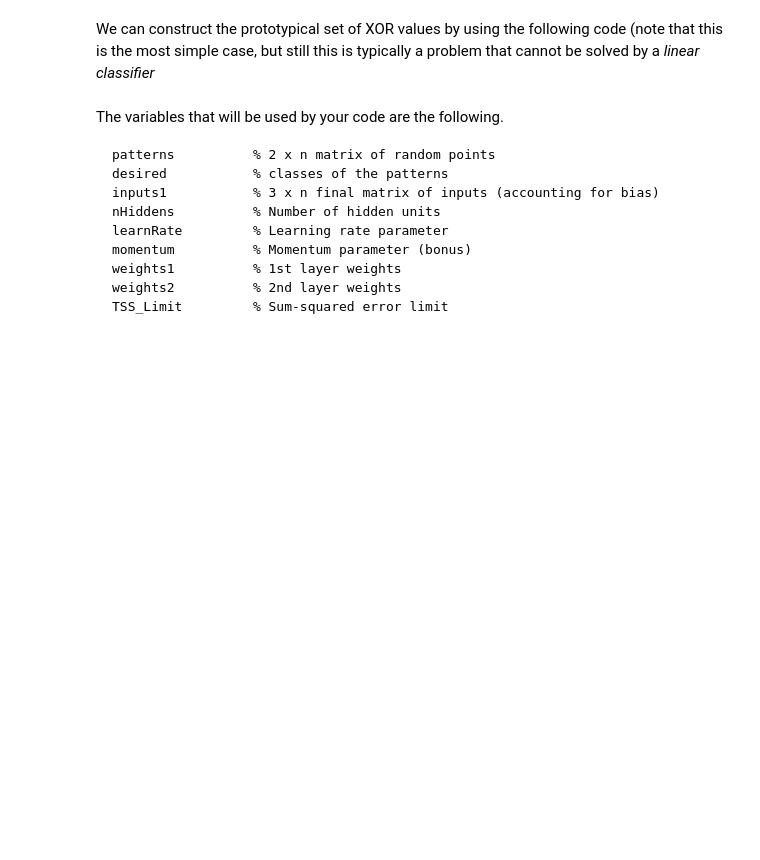
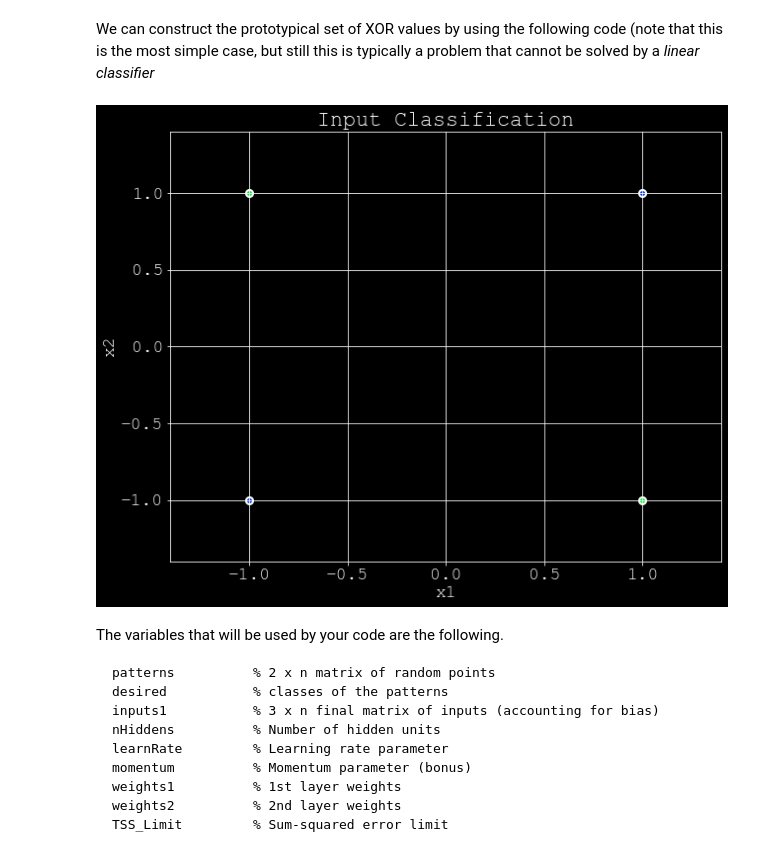
Before and after one commit to HugoAudas/Machine-Learning-ATIAM, a Jupyter notebook: 02a_neural_networks.ipynb, the cells around one changed output. Saved outputs shown, nothing was run; the diff lists cells and outputs as text; code cells hidden in the pictures; blank space fills up the shorter version.

```diff
--- a/02a_neural_networks.ipynb
+++ b/02a_neural_networks.ipynb
@@ -209,14 +202,27 @@ Finally, we will rely on the same loss $\mathcal{L_{D}}$ as in the previous exer
 # %% [markdown]
 We can construct the prototypical set of XOR values by using the following code (note that this is the most simple case, but still this is typically a problem that cannot be solved by a _linear classifier_
 # %%
+#dense patterns
+"""
+patterns=[[-1, -1],[-1,  1],[1, -1],[1,  1]]
+for i in range(10):
+    patterns.append([-1+(np.random.randn(0,2)-1)*0.01, -1+(np.random.randn(0,2)-1)*0.01])
+    patterns.append([-1+(np.random.randn(0,2)-1)*0.01, 1+(np.random.randn(0,2)-1)*0.01])
+    patterns.append([1+(np.random.randn(0,2)-1)*0.01, -1+(np.random.randn(0,2)-1)*0.01])
+    patterns.append([1+(np.random.randn(0,2)-1)*0.01, 1+(np.random.randn(0,2)-1)*0.01])
+
+patterns=np.array(patterns).transpose()
+"""
 patterns = np.array([[-1, -1],[-1,  1],[1, -1],[1,  1]]).transpose() # Input patterns
 desired = np.array([0, 1, 1, 0])                       # Corresponding classes
 # Initialize based on their sizes
 nInputs = patterns.shape[0]
 nOutputs = 1
 nPat = patterns.shape[1]
 # First plot the patterns
 fig = plot_patterns(patterns, desired);
+# %% [output]
+[figure, added]
 # %% [markdown]
 The variables that will be used by your code are the following.
 
```
Also changed, not shown: parts of 6 cells of this notebook.
